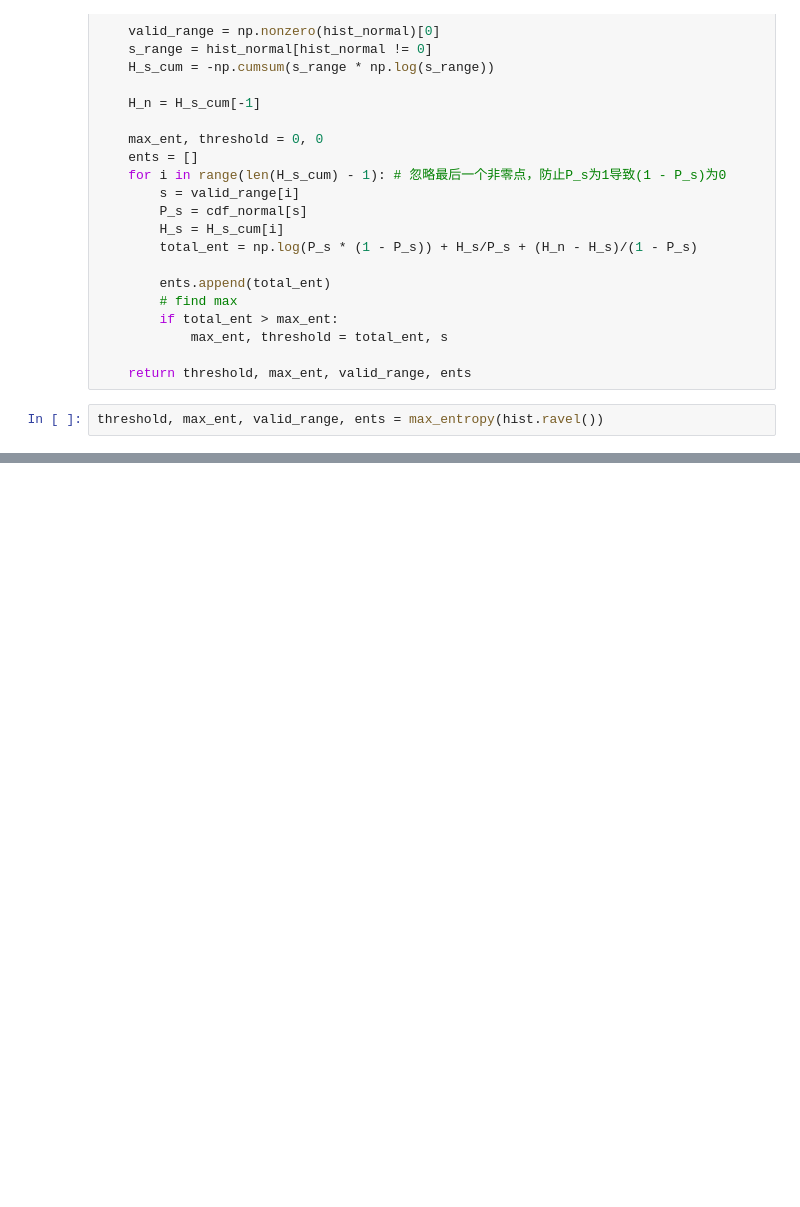
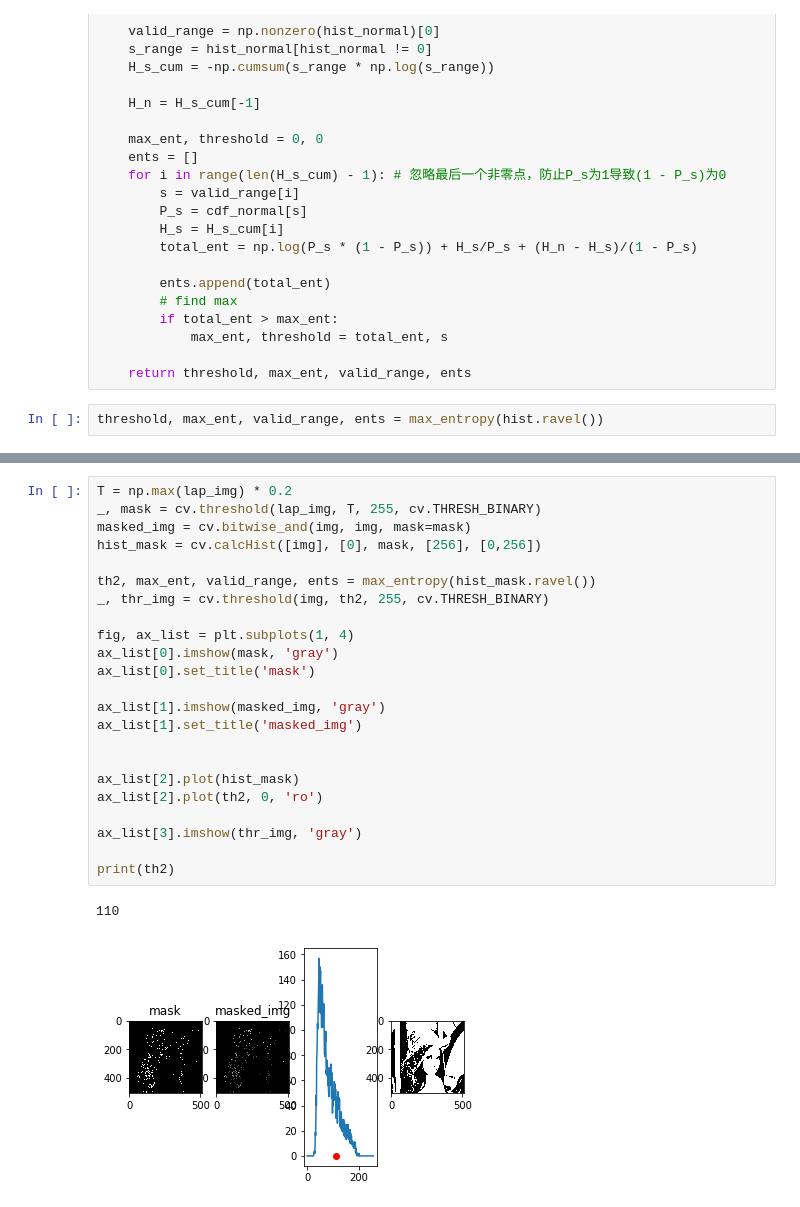
Before and after one commit to valleygtc/img_seg, a Jupyter notebook: m.ipynb, the cells around one changed output, grey strips where cells are left out. Drawn from its saved outputs; the diff is of its cells as text; blank space fills up the shorter version.

```diff
--- a/m.ipynb
+++ b/m.ipynb
@@ -89,0 +98,26 @@ threshod calculated by 最大熵分割算法: 195
+# %%
+T = np.max(lap_img) * 0.2
+_, mask = cv.threshold(lap_img, T, 255, cv.THRESH_BINARY)
+masked_img = cv.bitwise_and(img, img, mask=mask)
+hist_mask = cv.calcHist([img], [0], mask, [256], [0,256])
+
+th2, max_ent, valid_range, ents = max_entropy(hist_mask.ravel())
+_, thr_img = cv.threshold(img, th2, 255, cv.THRESH_BINARY)
+
+fig, ax_list = plt.subplots(1, 4)
+ax_list[0].imshow(mask, 'gray')
+ax_list[0].set_title('mask')
+
+ax_list[1].imshow(masked_img, 'gray')
+ax_list[1].set_title('masked_img')
+
+
+ax_list[2].plot(hist_mask)
+ax_list[2].plot(th2, 0, 'ro')
+
+ax_list[3].imshow(thr_img, 'gray')
+
+print(th2)
+# %% [output]
+110
+[figure, added]
```
Also changed, not shown: parts of 5 cells of this notebook, 1 other file.
